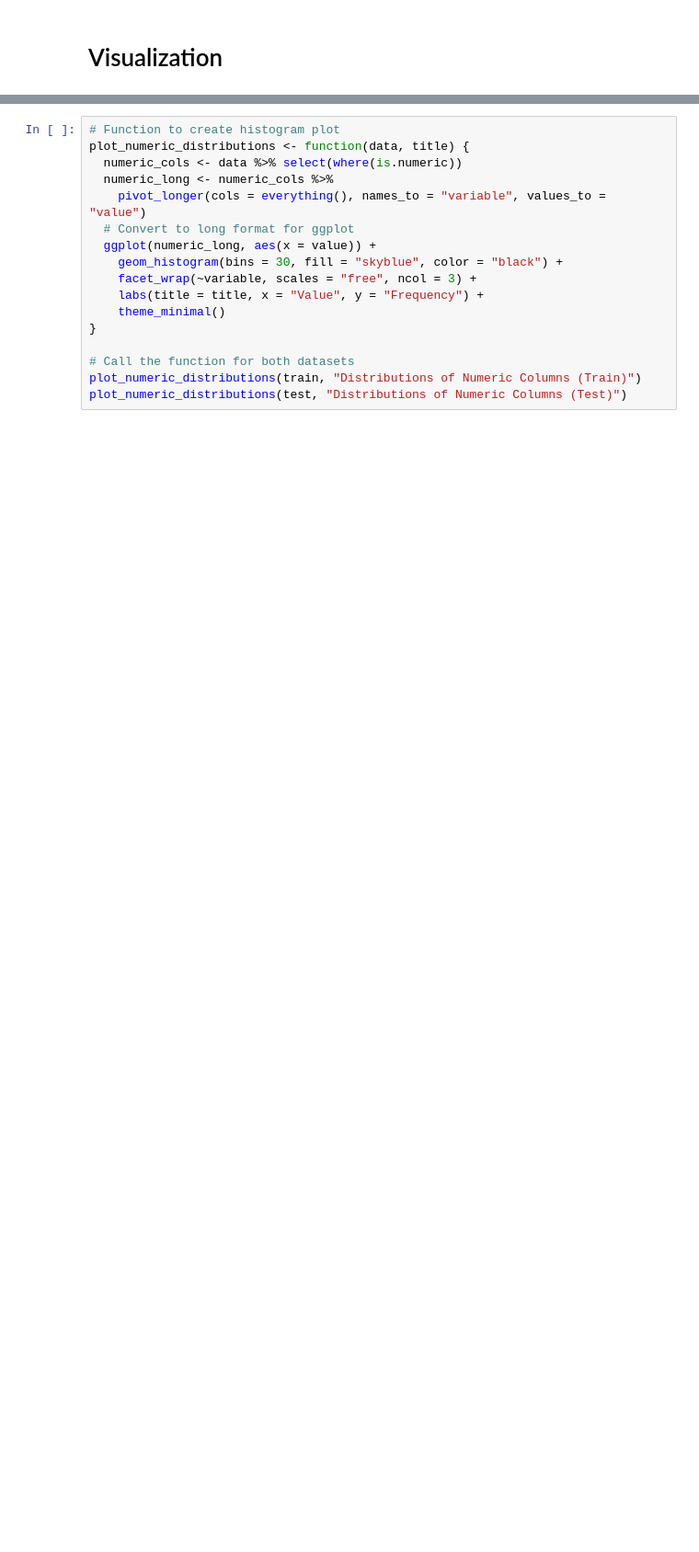
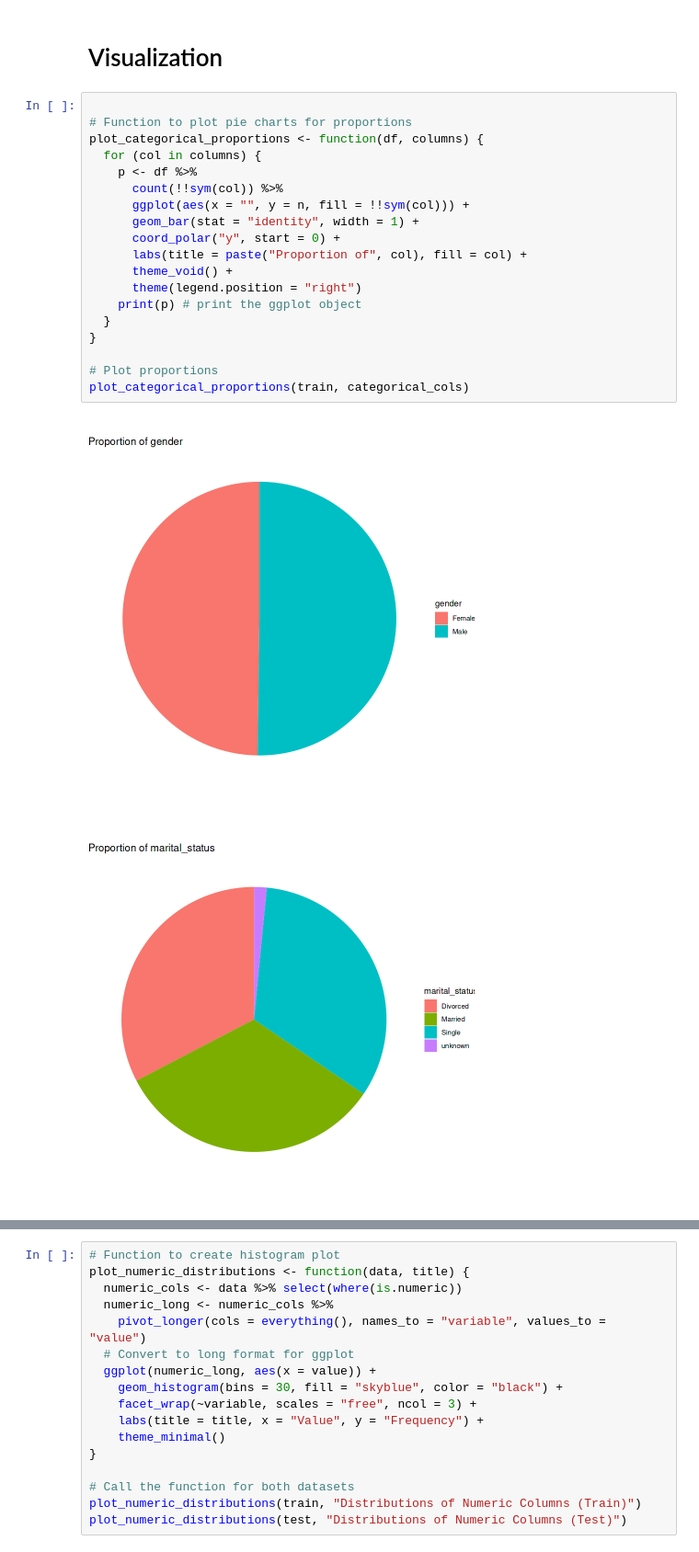
Before and after one commit to vanezp01/datalabs, a Jupyter notebook: predict-insurance-premiums.ipynb, the cells around one changed output, grey strips where cells are left out. Shown at 92% size. Drawn from its saved outputs; the diff is of its cells as text; blank space fills up the shorter version.

```diff
--- a/predict-insurance-premiums.ipynb
+++ b/predict-insurance-premiums.ipynb
@@ -192,2 +208,24 @@ colSums(is.na(test))
 # %% [markdown]
 # Visualization
+# %%
+
+# Function to plot pie charts for proportions
+plot_categorical_proportions <- function(df, columns) {
+  for (col in columns) {
+    p <- df %>%
+      count(!!sym(col)) %>%
+      ggplot(aes(x = "", y = n, fill = !!sym(col))) +
+      geom_bar(stat = "identity", width = 1) +
+      coord_polar("y", start = 0) +
+      labs(title = paste("Proportion of", col), fill = col) +
+      theme_void() +
+      theme(legend.position = "right")
+    print(p) # print the ggplot object
+  }
+}
+
+# Plot proportions
+plot_categorical_proportions(train, categorical_cols)
+# %% [output]
+[figure, added]
+[figure, added]
```
Also changed, not shown: parts of 6 cells of this notebook.
